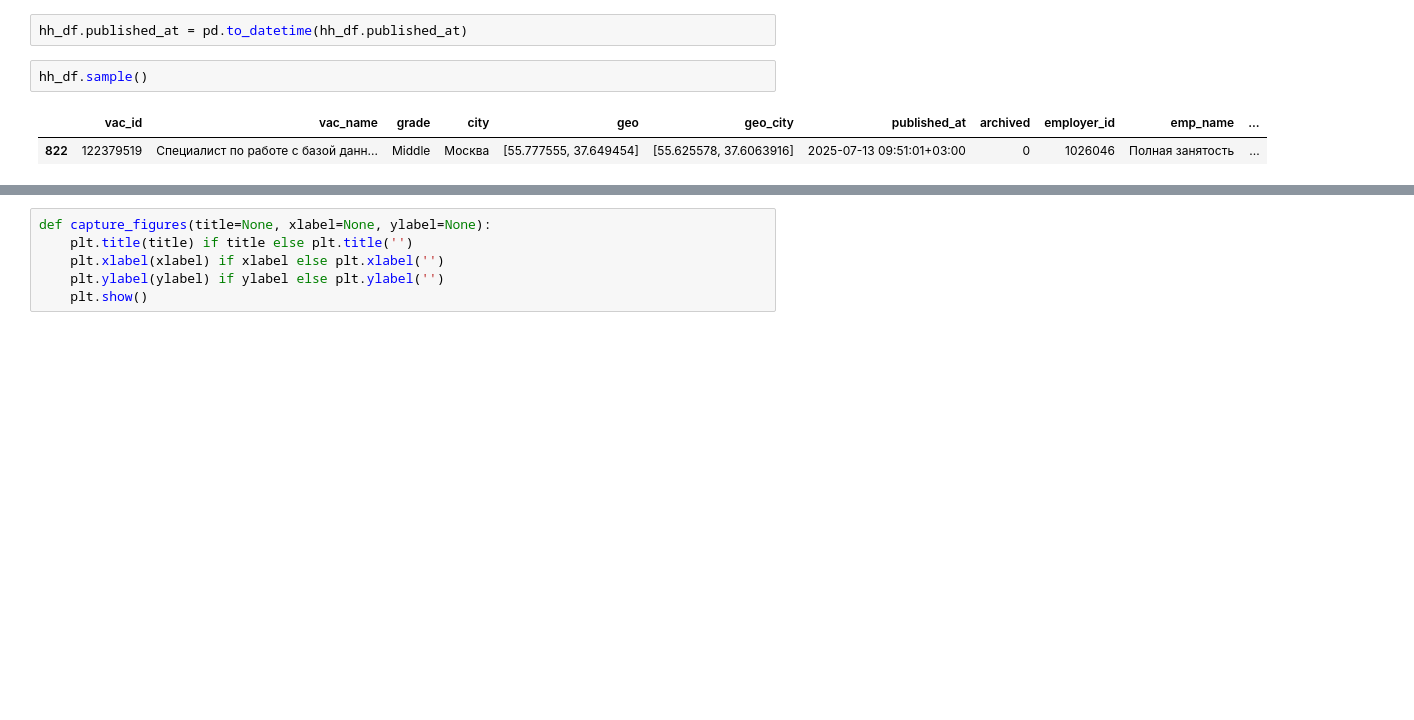
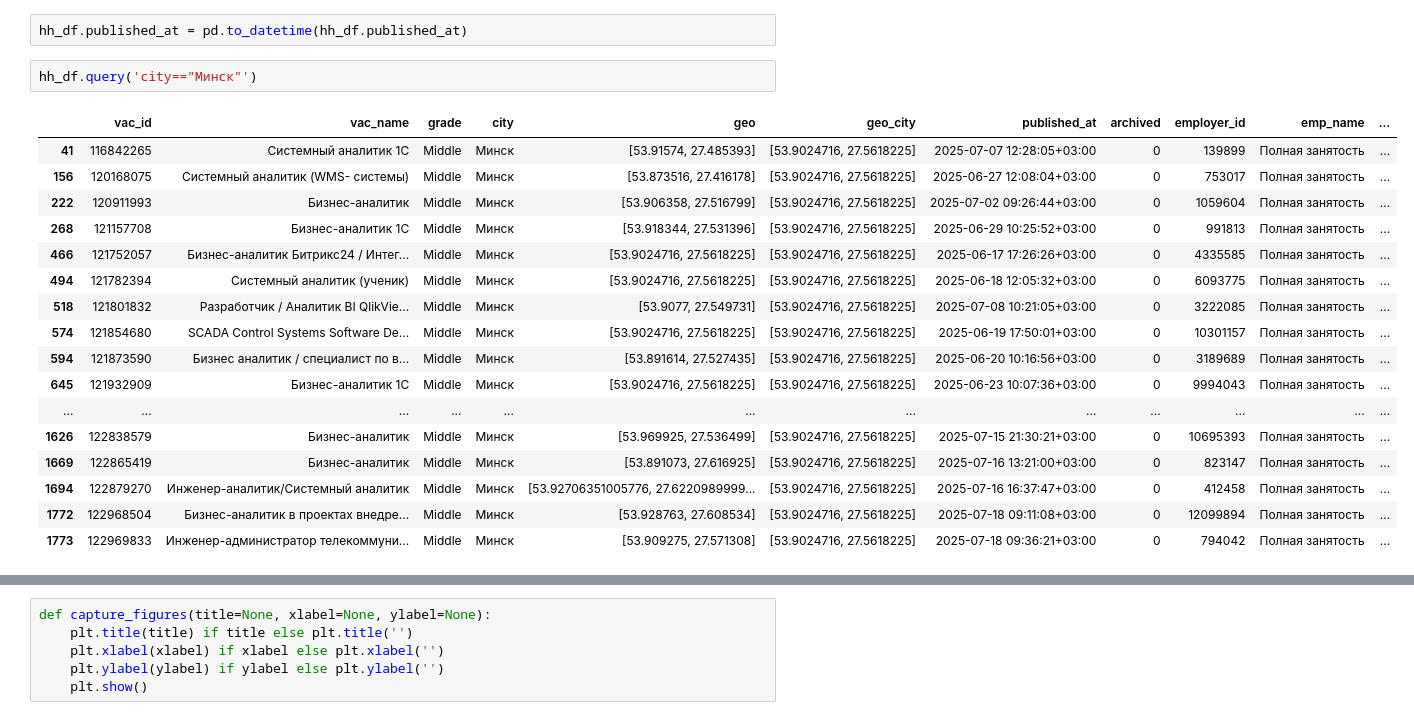
Before and after one commit to Capym9h/hh_project, a Jupyter notebook: py_analytics.ipynb, the cells around one changed output, grey strips where cells are left out. Drawn from its saved outputs; the diff is of its cells as text; blank space fills up the shorter version.

```diff
--- a/py_analytics.ipynb
+++ b/py_analytics.ipynb
@@ -62,10 +62,25 @@ except Exception as e:
 # %%
 hh_df.published_at = pd.to_datetime(hh_df.published_at)
 # %%
-hh_df.sample()
+hh_df.query('city=="Минск"')
 # %% [output]
 |  | vac_id | vac_name | grade | city | geo | geo_city | published_at | archived | employer_id | emp_name | ... |
-| 822 | 122379519 | Специалист по работе с базой данн... | Middle | Москва | [55.777555, 37.649454] | [55.625578, 37.6063916] | 2025-07-13 09:51:01+03:00 | 0 | 1026046 | Полная занятость | ... |
+| 41 | 116842265 | Системный аналитик 1С | Middle | Минск | [53.91574, 27.485393] | [53.9024716, 27.5618225] | 2025-07-07 12:28:05+03:00 | 0 | 139899 | Полная занятость | ... |
+| 156 | 120168075 | Системный аналитик (WMS- системы) | Middle | Минск | [53.873516, 27.416178] | [53.9024716, 27.5618225] | 2025-06-27 12:08:04+03:00 | 0 | 753017 | Полная занятость | ... |
+| 222 | 120911993 | Бизнес-аналитик | Middle | Минск | [53.906358, 27.516799] | [53.9024716, 27.5618225] | 2025-07-02 09:26:44+03:00 | 0 | 1059604 | Полная занятость | ... |
+| 268 | 121157708 | Бизнес-аналитик 1С | Middle | Минск | [53.918344, 27.531396] | [53.9024716, 27.5618225] | 2025-06-29 10:25:52+03:00 | 0 | 991813 | Полная занятость | ... |
+| 466 | 121752057 | Бизнес-аналитик Битрикс24 / Интег... | Middle | Минск | [53.9024716, 27.5618225] | [53.9024716, 27.5618225] | 2025-06-17 17:26:26+03:00 | 0 | 4335585 | Полная занятость | ... |
+| 494 | 121782394 | Системный аналитик (ученик) | Middle | Минск | [53.9024716, 27.5618225] | [53.9024716, 27.5618225] | 2025-06-18 12:05:32+03:00 | 0 | 6093775 | Полная занятость | ... |
+| 518 | 121801832 | Разработчик / Аналитик BI QlikVie... | Middle | Минск | [53.9077, 27.549731] | [53.9024716, 27.5618225] | 2025-07-08 10:21:05+03:00 | 0 | 3222085 | Полная занятость | ... |
+| 574 | 121854680 | SCADA Control Systems Software De... | Middle | Минск | [53.9024716, 27.5618225] | [53.9024716, 27.5618225] | 2025-06-19 17:50:01+03:00 | 0 | 10301157 | Полная занятость | ... |
+| 594 | 121873590 | Бизнес аналитик / специалист по в... | Middle | Минск | [53.891614, 27.527435] | [53.9024716, 27.5618225] | 2025-06-20 10:16:56+03:00 | 0 | 3189689 | Полная занятость | ... |
+| 645 | 121932909 | Бизнес-аналитик 1С | Middle | Минск | [53.9024716, 27.5618225] | [53.9024716, 27.5618225] | 2025-06-23 10:07:36+03:00 | 0 | 9994043 | Полная занятость | ... |
+| ... | ... | ... | ... | ... | ... | ... | ... | ... | ... | ... | ... |
+| 1626 | 122838579 | Бизнес-аналитик | Middle | Минск | [53.969925, 27.536499] | [53.9024716, 27.5618225] | 2025-07-15 21:30:21+03:00 | 0 | 10695393 | Полная занятость | ... |
+| 1669 | 122865419 | Бизнес-аналитик | Middle | Минск | [53.891073, 27.616925] | [53.9024716, 27.5618225] | 2025-07-16 13:21:00+03:00 | 0 | 823147 | Полная занятость | ... |
+| 1694 | 122879270 | Инженер-аналитик/Системный аналитик | Middle | Минск | [53.92706351005776, 27.6220989999... | [53.9024716, 27.5618225] | 2025-07-16 16:37:47+03:00 | 0 | 412458 | Полная занятость | ... |
+| 1772 | 122968504 | Бизнес-аналитик в проектах внедре... | Middle | Минск | [53.928763, 27.608534] | [53.9024716, 27.5618225] | 2025-07-18 09:11:08+03:00 | 0 | 12099894 | Полная занятость | ... |
+| 1773 | 122969833 | Инженер-администратор телекоммуни... | Middle | Минск | [53.909275, 27.571308] | [53.9024716, 27.5618225] | 2025-07-18 09:36:21+03:00 | 0 | 794042 | Полная занятость | ... |
 # %%
 hh_df.salary_from.describe()
 # %% [output]
```
Also changed, not shown: parts of 15 cells of this notebook, 6 other files.
